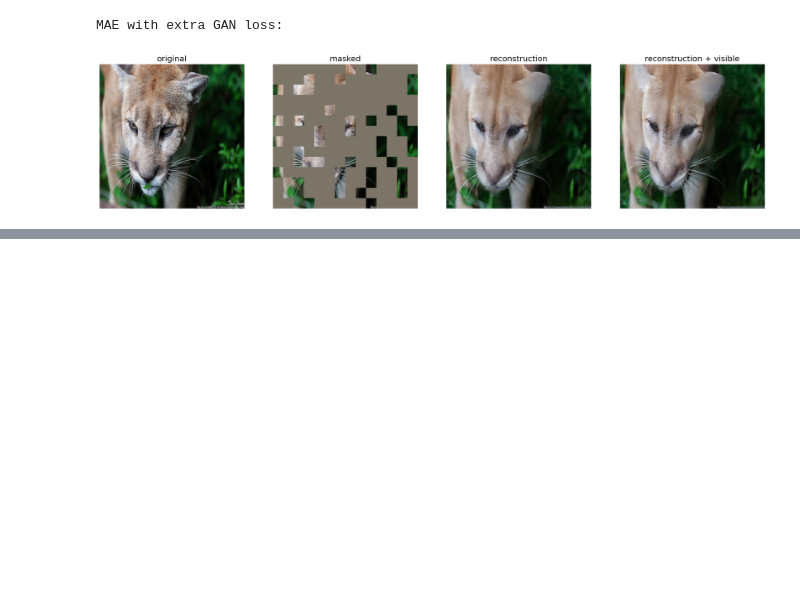
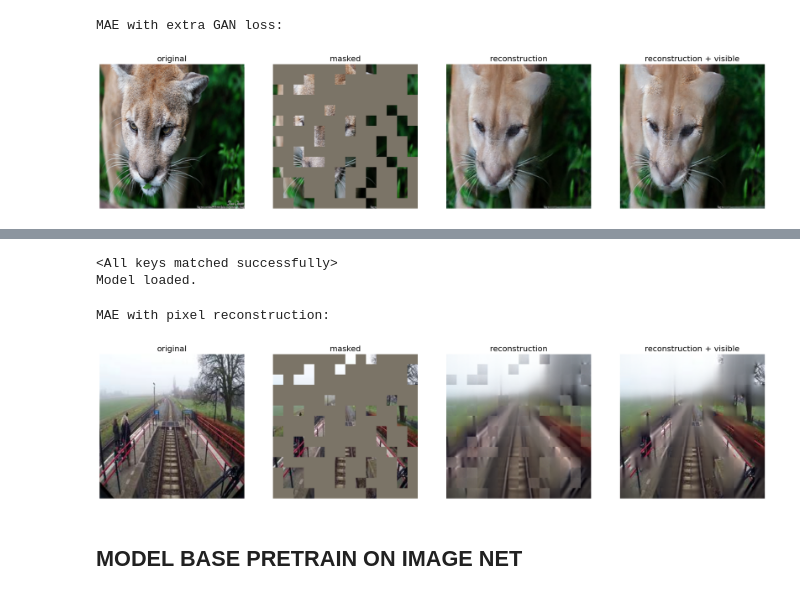
Before and after one commit to Danila-Pechenev/mae_railway_risk, a Jupyter notebook: mae_visualize.ipynb, the cells around one changed output, grey strips where cells are left out. Cells and saved outputs as stored; diff of their text form; code cells hidden in the pictures; blank space fills up the shorter version.

```diff
--- a/mae_visualize.ipynb
+++ b/mae_visualize.ipynb
@@ -188,0 +238,15 @@ MAE with extra GAN loss:
+# %%
+model_mae_catdog = prepare_model('./output_dir/pretrain_pretrain2/checkpoint-last.pth', 'mae_vit_base_patch16')
+print('Model loaded.')
+# %% [output]
+<All keys matched successfully>
+Model loaded.
+# %%
+torch.manual_seed(2)
+print('MAE with pixel reconstruction:')
+run_one_image(img, model_mae_catdog)
+# %% [output]
+MAE with pixel reconstruction:
+[figure, added]
+# %% [markdown]
+## MODEL BASE PRETRAIN ON IMAGE NET
```
Also changed, not shown: parts of 8 cells of this notebook, 2 other files.
